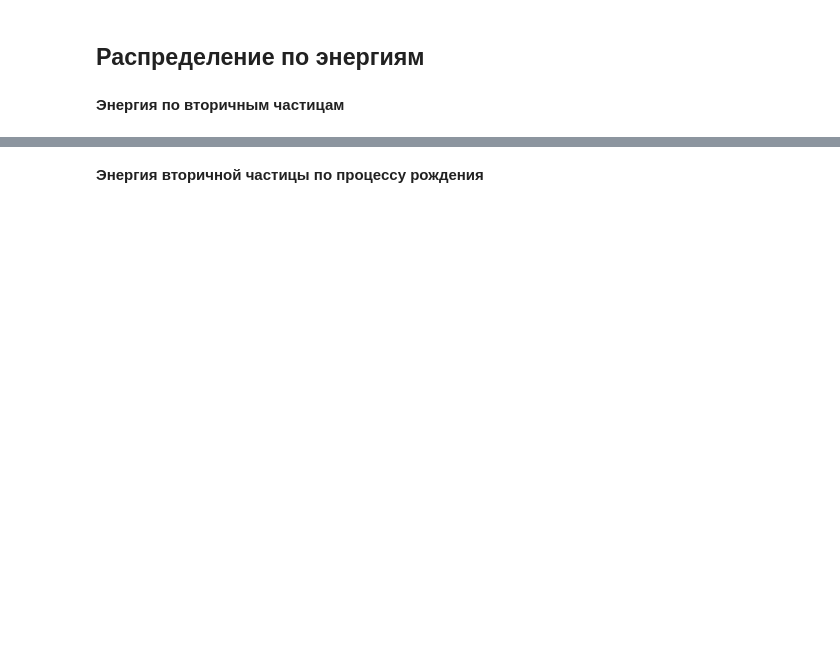
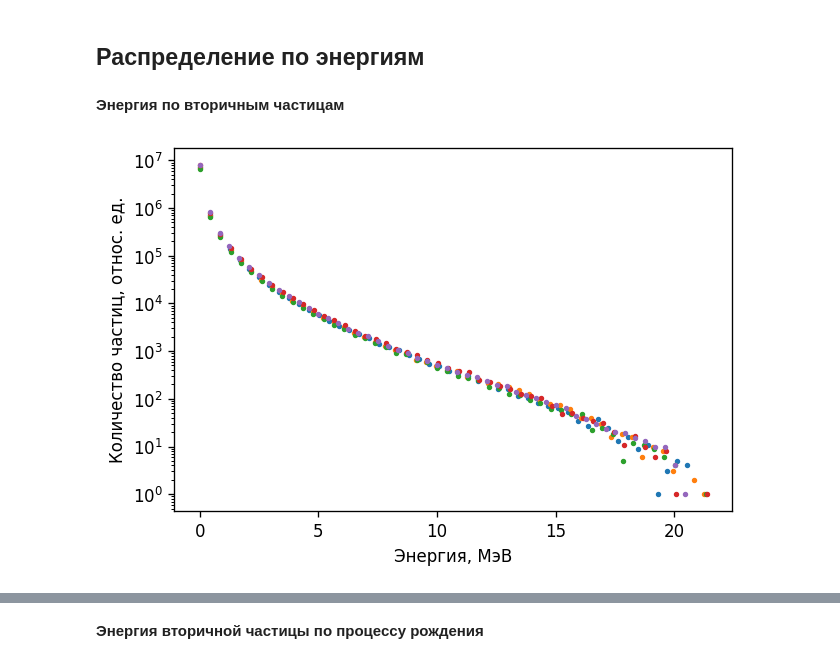
Before and after one commit to annndruha/Distribution-of-secondary-particles-in-tissue-equivalent-materials, a Jupyter notebook: model_cube/ParticlePlotter.ipynb, the cells around one changed output, grey strips where cells are left out. Saved outputs shown, nothing was run; the diff lists cells and outputs as text; code cells hidden in the pictures; blank space fills up the shorter version.

```diff
--- a/model_cube/ParticlePlotter.ipynb
+++ b/model_cube/ParticlePlotter.ipynb
@@ -201,4 +269,28 @@ plt.show()
 ## Распределение по энергиям
 # %% [markdown]
 **Энергия по вторичным частицам**
+# %%
+energys, counts = get_energy_count_bins(secondary, bins=50)
+energys2, counts2 = get_energy_count_bins(secondary2, bins=50)
+energys3, counts3 = get_energy_count_bins(secondary3, bins=50)
+energys4, counts4 = get_energy_count_bins(secondary4, bins=50)
+energys5, counts5 = get_energy_count_bins(secondary5, bins=50)
+# %%
+plt.figure(figsize=(6, 4), dpi=120)
+
+plt.scatter(energys, counts, s=5, label='Вода')
+plt.scatter(energys2, counts2, s=5, label='Полистирол')
+plt.scatter(energys3, counts3, s=5, label='Парафин')
+plt.scatter(energys4, counts4, s=5, label='Акрил')
+plt.scatter(energys5, counts5, s=5, label='Тканеэквивалентный пластик')
+
+# plt.legend()
+# plt.ylim([10, 10**8])
+# plt.xlim([0, 2.001])
+plt.yscale('log')
+plt.ylabel('Количество частиц, относ. ед.')
+plt.xlabel('Энергия, МэВ')
+plt.show()
+# %% [output]
+[figure, added]
 # %%
```
Also changed, not shown: parts of 23 cells of this notebook, 1 other file.
